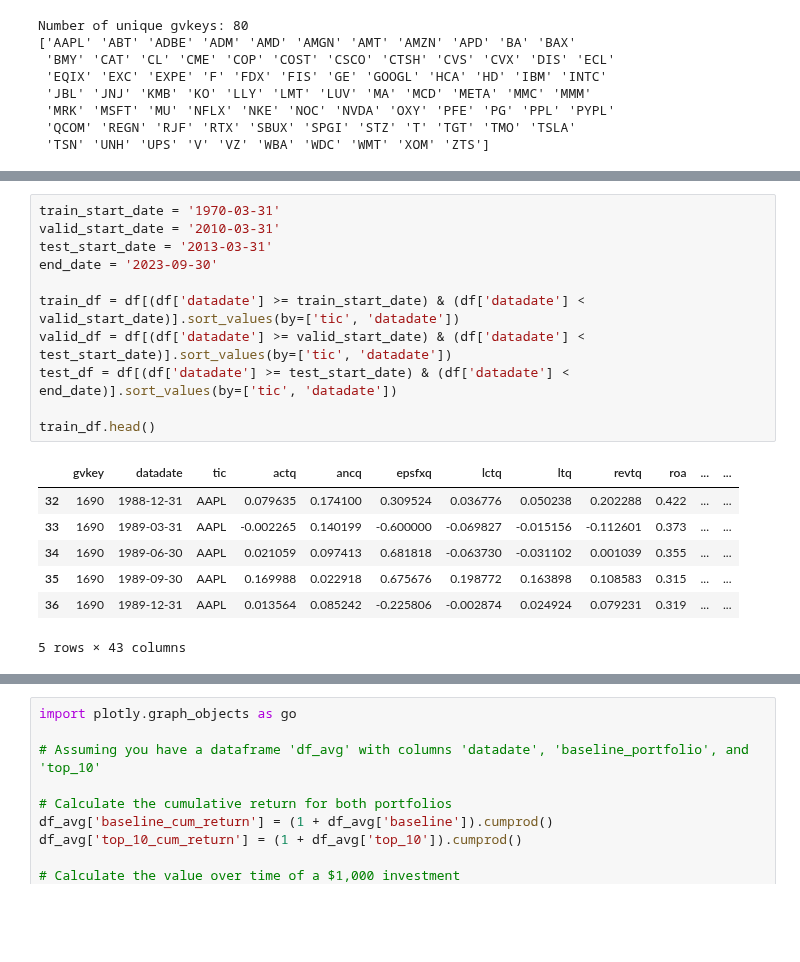
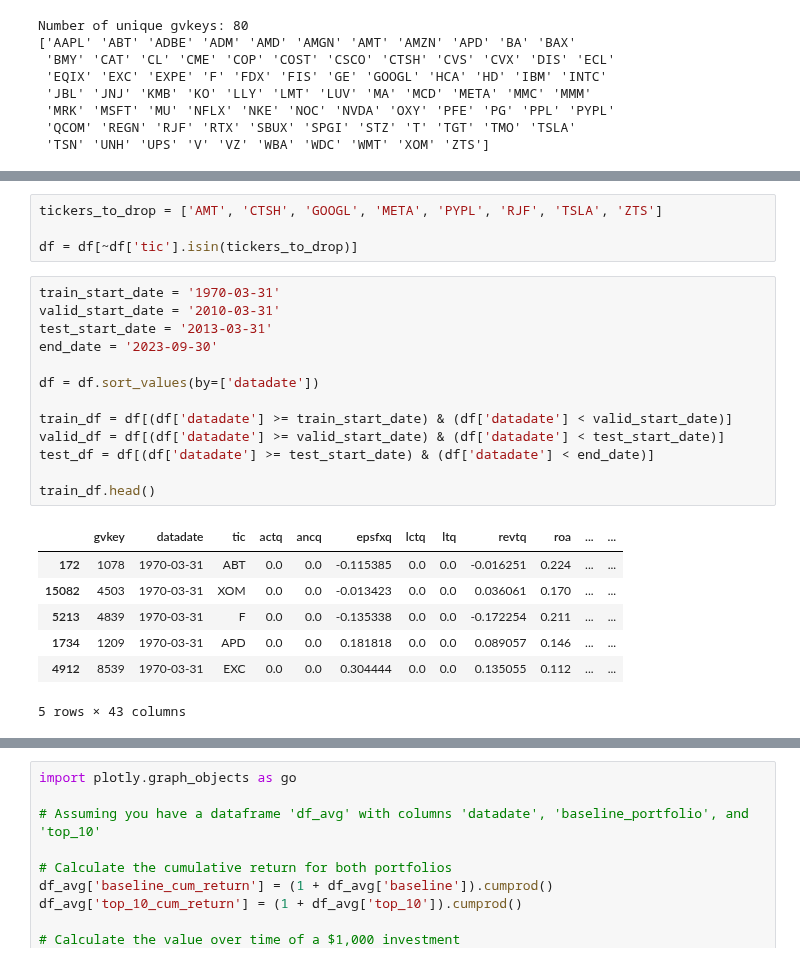
Before and after one commit to edocampione/4YP, a Jupyter notebook: models/global.ipynb, the cells around one changed output, grey strips where cells are left out. Drawn from its saved outputs; the diff is of its cells as text; blank space fills up the shorter version.

```diff
--- a/models/global.ipynb
+++ b/models/global.ipynb
@@ -129,22 +130,28 @@ Data columns (total 43 columns):
  42  next_prccq_change               11212 non-null  float64
 dtypes: datetime64[ns](1), float64(40), int64(1), object(1)
 memory usage: 3.8+ MB
+# %%
+tickers_to_drop = ['AMT', 'CTSH', 'GOOGL', 'META', 'PYPL', 'RJF', 'TSLA', 'ZTS']
+
+df = df[~df['tic'].isin(tickers_to_drop)]
 # %%
 train_start_date = '1970-03-31'
 valid_start_date = '2010-03-31'
 test_start_date = '2013-03-31'
 end_date = '2023-09-30'
 
-train_df = df[(df['datadate'] >= train_start_date) & (df['datadate'] < valid_start_date)].sort_values(by=['tic', 'datadate'])
-valid_df = df[(df['datadate'] >= valid_start_date) & (df['datadate'] < test_start_date)].sort_values(by=['tic', 'datadate'])
-test_df = df[(df['datadate'] >= test_start_date) & (df['datadate'] < end_date)].sort_values(by=['tic', 'datadate'])
+df = df.sort_values(by=['datadate'])
+
+train_df = df[(df['datadate'] >= train_start_date) & (df['datadate'] < valid_start_date)]
+valid_df = df[(df['datadate'] >= valid_start_date) & (df['datadate'] < test_start_date)]
+test_df = df[(df['datadate'] >= test_start_date) & (df['datadate'] < end_date)]
 
 train_df.head()
 # %% [output]
 |  | gvkey | datadate | tic | actq | ancq | epsfxq | lctq | ltq | revtq | roa | ... | ... |
-| 32 | 1690 | 1988-12-31 | AAPL | 0.079635 | 0.174100 | 0.309524 | 0.036776 | 0.050238 | 0.202288 | 0.422 | ... | ... |
-| 33 | 1690 | 1989-03-31 | AAPL | -0.002265 | 0.140199 | -0.600000 | -0.069827 | -0.015156 | -0.112601 | 0.373 | ... | ... |
-| 34 | 1690 | 1989-06-30 | AAPL | 0.021059 | 0.097413 | 0.681818 | -0.063730 | -0.031102 | 0.001039 | 0.355 | ... | ... |
-| 35 | 1690 | 1989-09-30 | AAPL | 0.169988 | 0.022918 | 0.675676 | 0.198772 | 0.163898 | 0.108583 | 0.315 | ... | ... |
-| 36 | 1690 | 1989-12-31 | AAPL | 0.013564 | 0.085242 | -0.225806 | -0.002874 | 0.024924 | 0.079231 | 0.319 | ... | ... |
+| 172 | 1078 | 1970-03-31 | ABT | 0.0 | 0.0 | -0.115385 | 0.0 | 0.0 | -0.016251 | 0.224 | ... | ... |
+| 15082 | 4503 | 1970-03-31 | XOM | 0.0 | 0.0 | -0.013423 | 0.0 | 0.0 | 0.036061 | 0.170 | ... | ... |
+| 5213 | 4839 | 1970-03-31 | F | 0.0 | 0.0 | -0.135338 | 0.0 | 0.0 | -0.172254 | 0.211 | ... | ... |
+| 1734 | 1209 | 1970-03-31 | APD | 0.0 | 0.0 | 0.181818 | 0.0 | 0.0 | 0.089057 | 0.146 | ... | ... |
+| 4912 | 8539 | 1970-03-31 | EXC | 0.0 | 0.0 | 0.304444 | 0.0 | 0.0 | 0.135055 | 0.112 | ... | ... |
 5 rows × 43 columns
```
Also changed, not shown: parts of 18 cells of this notebook, 1 other file.
